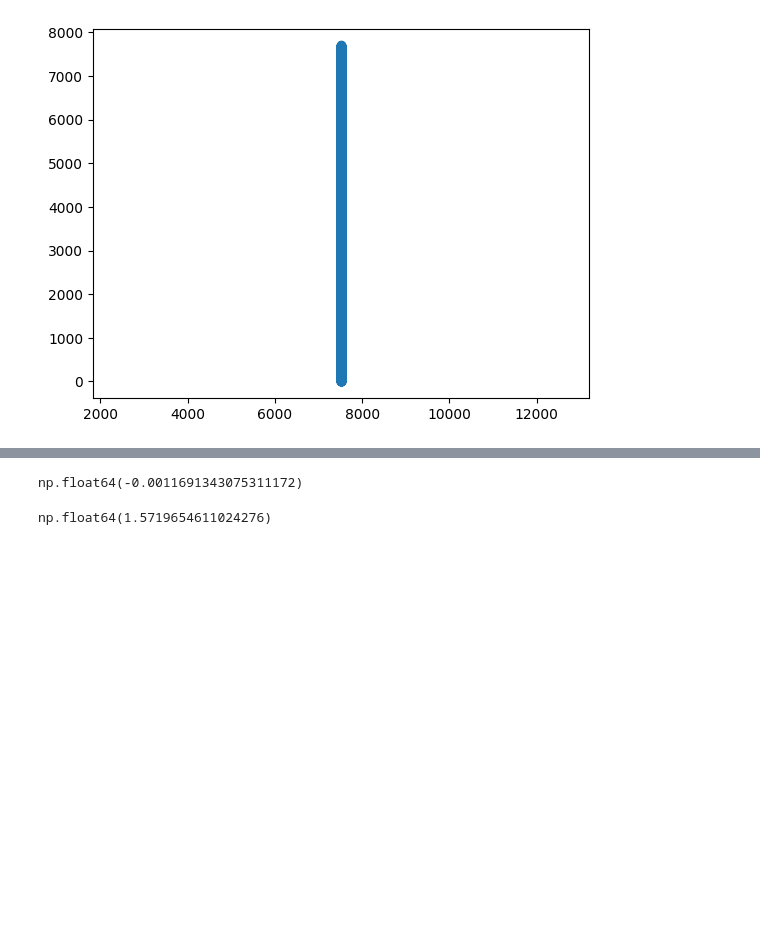
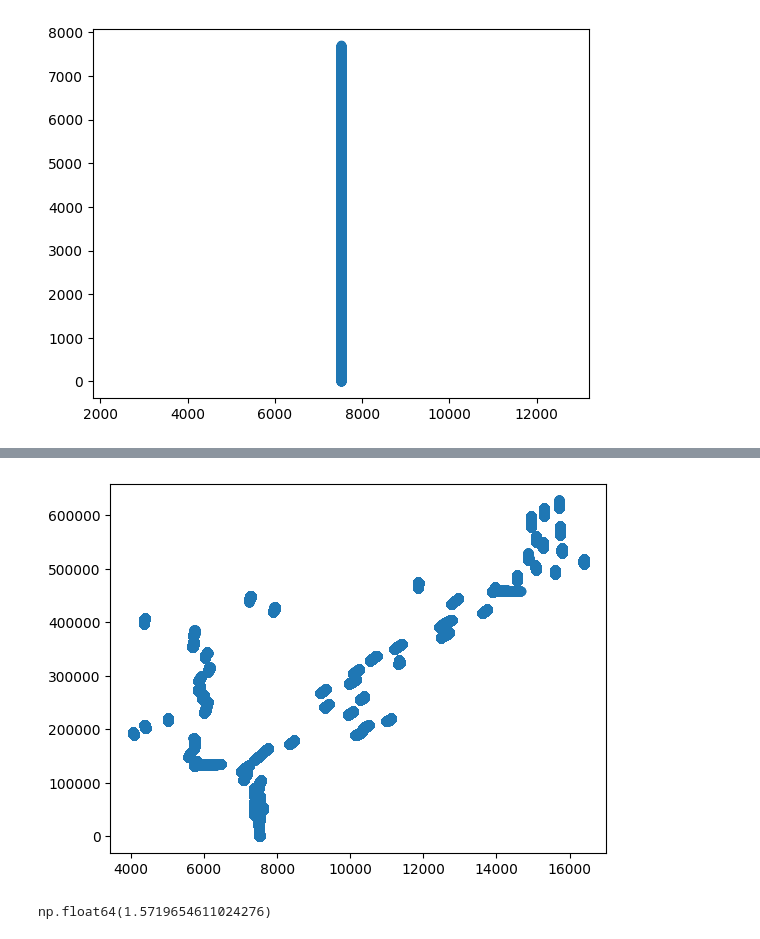
Before and after one commit to Andrudewt/perspective, a Jupyter notebook: proc_1.ipynb, the cells around one changed output, grey strips where cells are left out. Drawn from its saved outputs; the diff is of its cells as text; code cells hidden in the pictures; blank space fills up the shorter version.

```diff
--- a/proc_1.ipynb
+++ b/proc_1.ipynb
@@ -301,7 +352,9 @@ plt.show()
 # %%
-angle
+plt.scatter(Array[:, 1], Array[:, 0])
+# plt.axis('equal')
+plt.show()
 # %% [output]
-np.float64(-0.0011691343075311172)
+[figure, added]
 # %%
 dx = p2[0] - p1[0]
 dy = p2[1] - p1[1]
```
Also changed, not shown: parts of 5 cells of this notebook.
